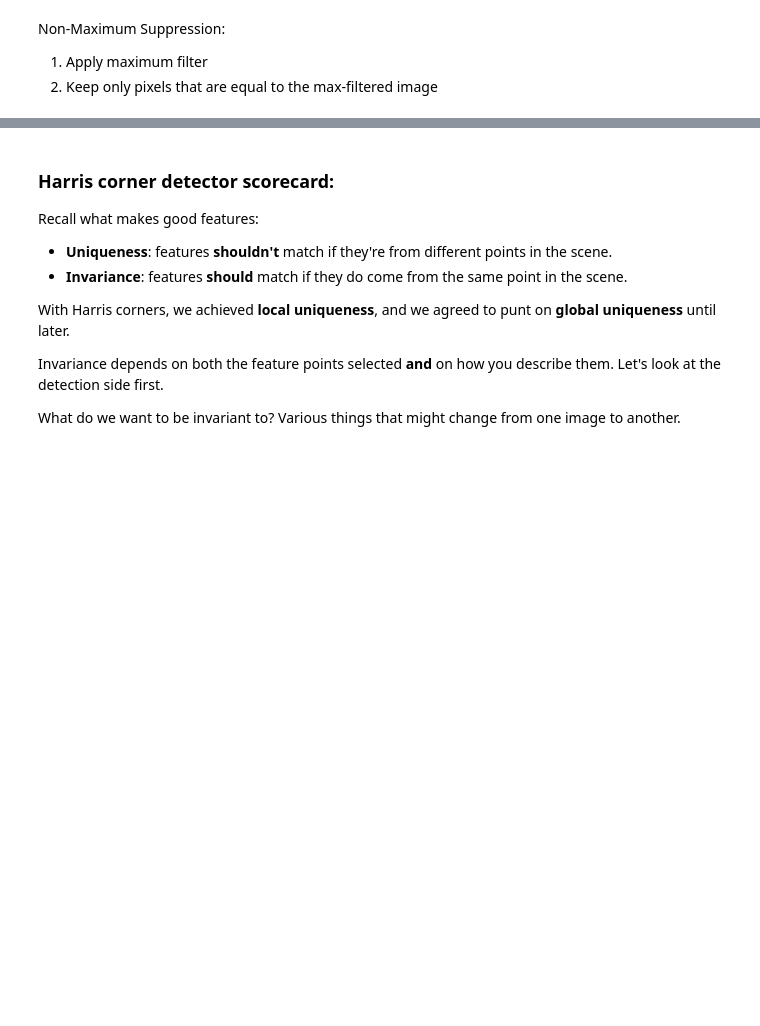
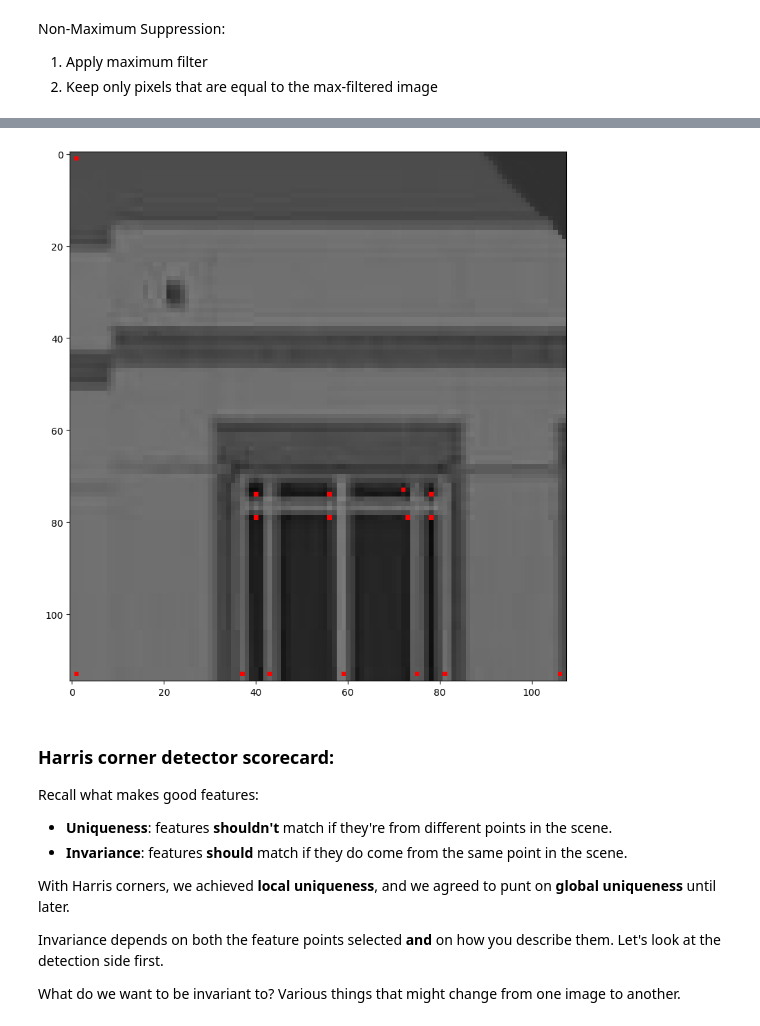
Before and after one commit to cs1053-26w/Lectures, a Jupyter notebook: notebooks/L05_features_harris.ipynb, the cells around one changed output, grey strips where cells are left out. Drawn from its saved outputs; the diff is of its cells as text; code cells hidden in the pictures; blank space fills up the shorter version.

```diff
--- a/notebooks/L05_features_harris.ipynb
+++ b/notebooks/L05_features_harris.ipynb
@@ -309,7 +324,9 @@ def harris(img, threshold):
     plt.figure(figsize=(10, 10))
     plt.imshow(features.overlay_features(img, features_mask))
 # %%
-harris(h, 0.1)
+harris(h, 0.8)
+# %% [output]
+[figure, added]
 # %% [markdown]
 ### Harris corner detector scorecard:
 
```
Also changed, not shown: parts of 9 cells of this notebook, 5 other files.
